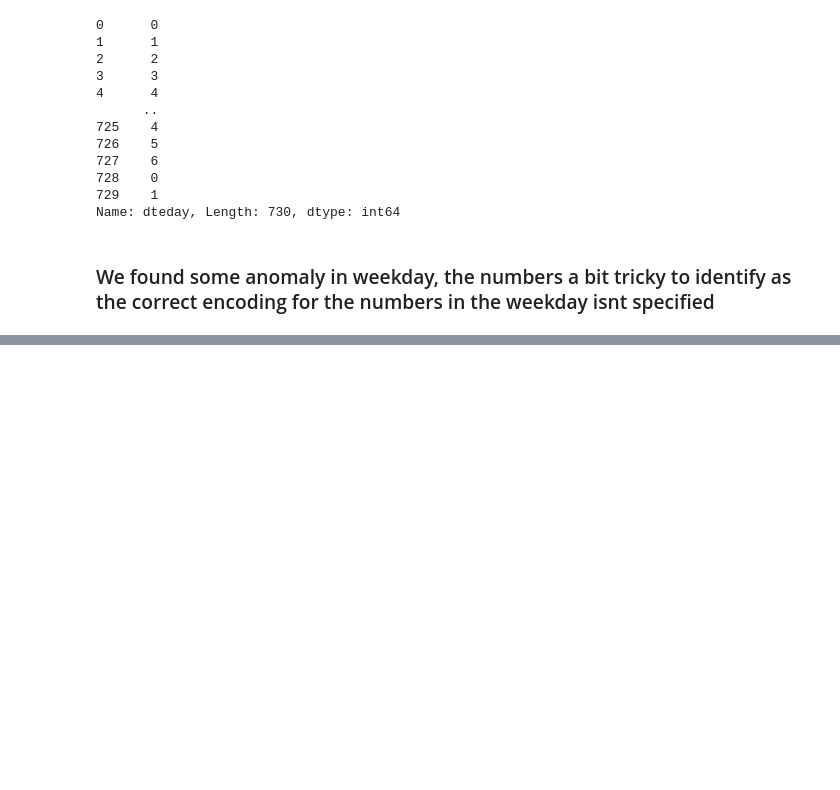
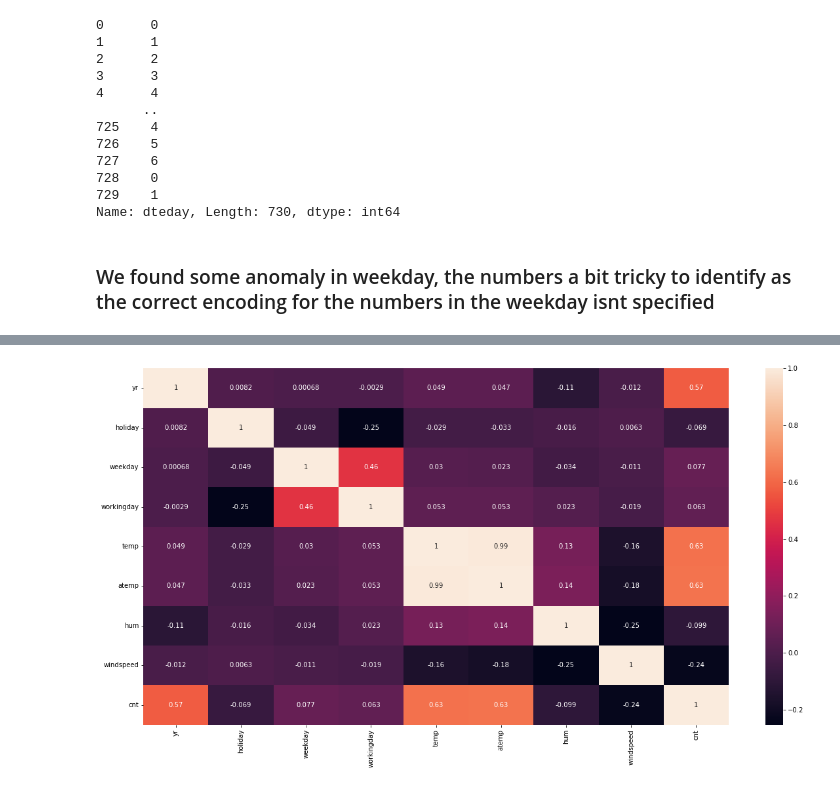
Before and after one commit to basil-16/BikeSharingAssignment, a Jupyter notebook: BikeSharing.ipynb, the cells around one changed output, grey strips where cells are left out. Drawn from its saved outputs; the diff is of its cells as text; code cells hidden in the pictures; blank space fills up the shorter version.

```diff
--- a/BikeSharing.ipynb
+++ b/BikeSharing.ipynb
@@ -141,0 +238,5 @@ Name: dteday, Length: 730, dtype: int64
+# %%
+sns.heatmap(data = data.corr(), annot = True)
+plt.gcf().set_size_inches(20,10)
+# %% [output]
+[figure, added]
```
Also changed, not shown: parts of 20 cells of this notebook.
